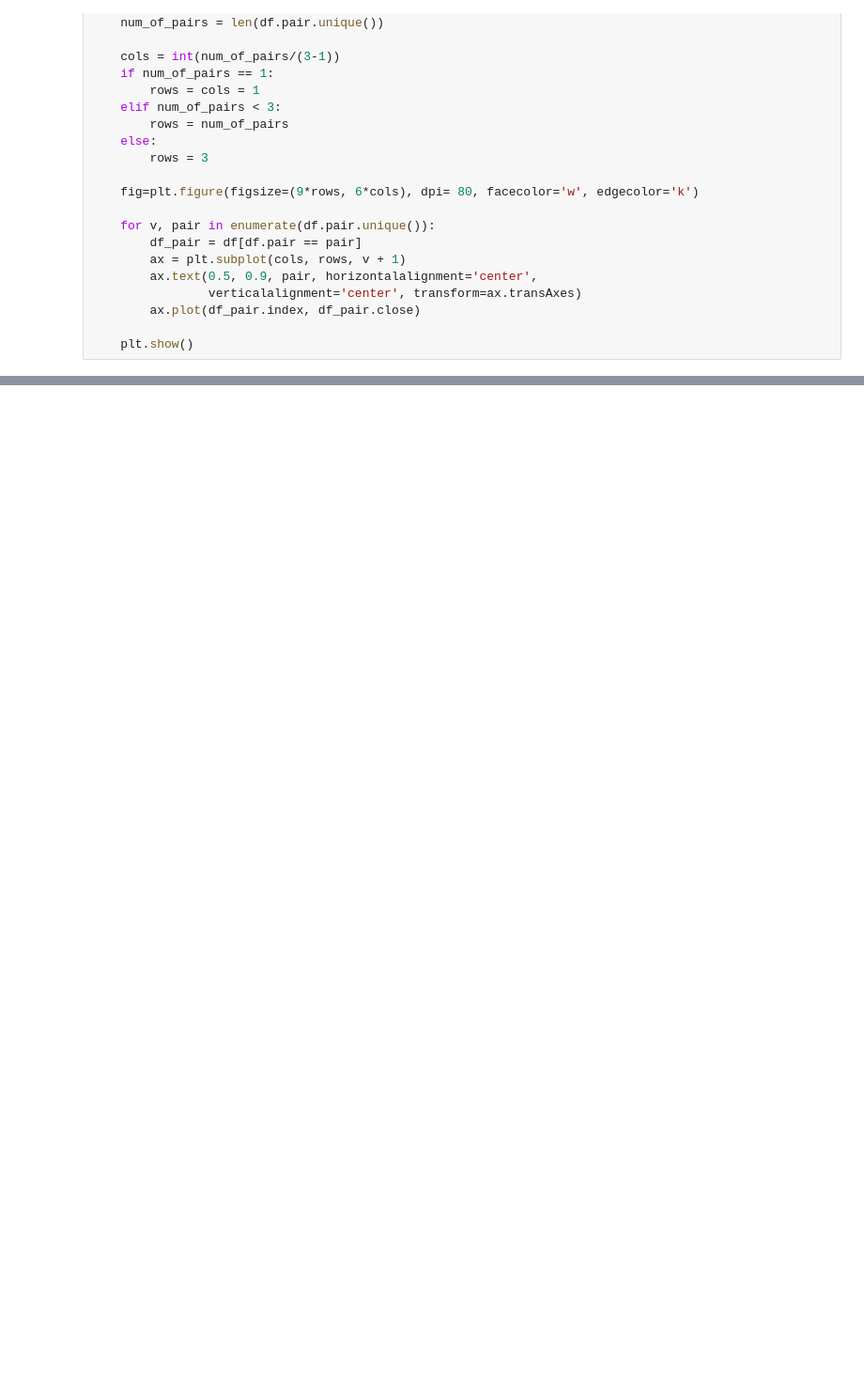
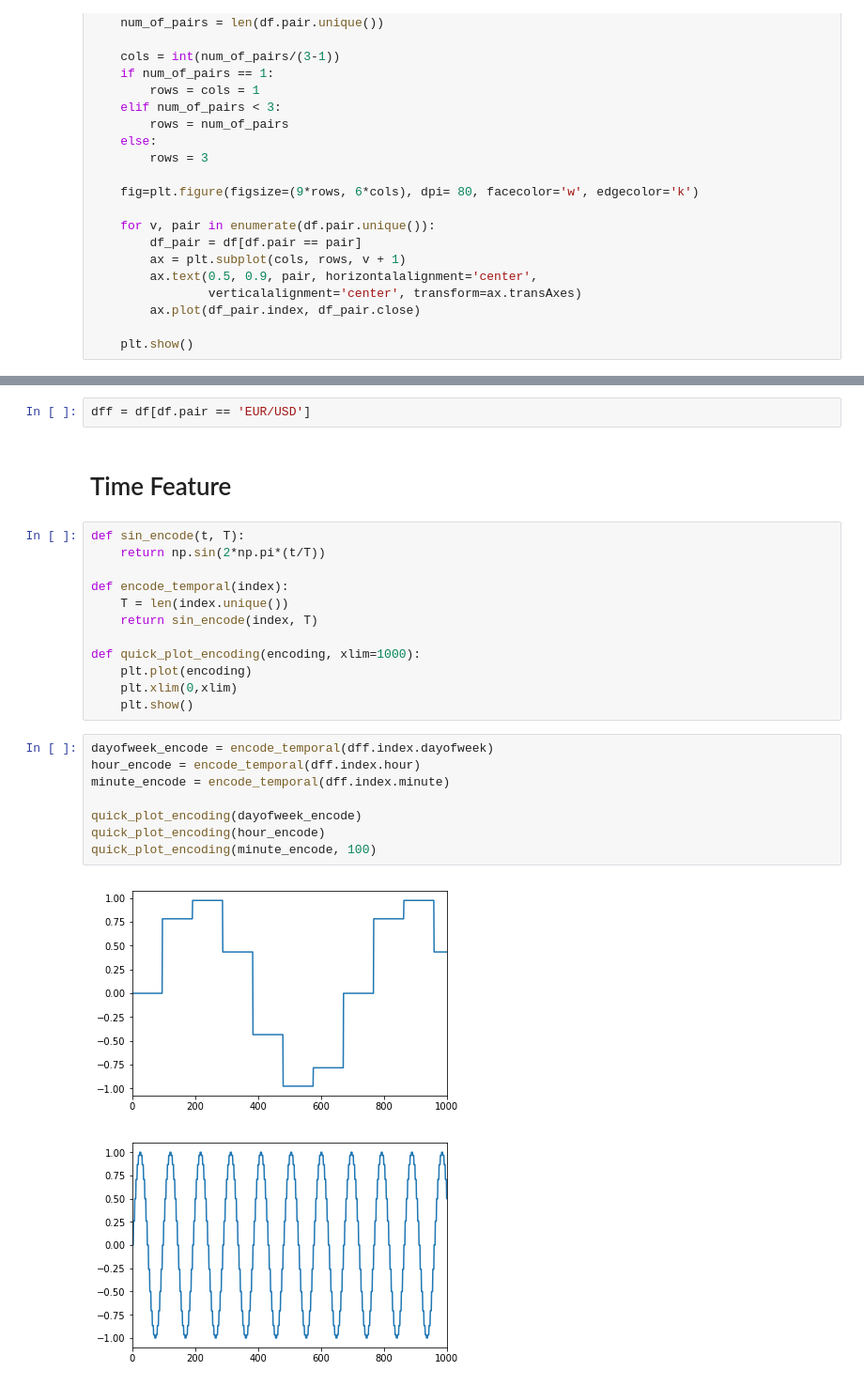
Before and after one commit to nathanmargaglio/forex_ml, a Jupyter notebook: load_data.ipynb, the cells around one changed output, grey strips where cells are left out. Shown at 94% size. Cells and saved outputs as stored; diff of their text form; blank space fills up the shorter version.

```diff
--- a/load_data.ipynb
+++ b/load_data.ipynb
@@ -73,0 +75,27 @@ quick_plot(df)
+# %%
+dff = df[df.pair == 'EUR/USD']
+# %% [markdown]
+# Time Feature
+# %%
+def sin_encode(t, T):
+    return np.sin(2*np.pi*(t/T))
+
+def encode_temporal(index):
+    T = len(index.unique())
+    return sin_encode(index, T)
+
+def quick_plot_encoding(encoding, xlim=1000):
+    plt.plot(encoding)
+    plt.xlim(0,xlim)
+    plt.show()
+# %%
+dayofweek_encode = encode_temporal(dff.index.dayofweek)
+hour_encode = encode_temporal(dff.index.hour)
+minute_encode = encode_temporal(dff.index.minute)
+
+quick_plot_encoding(dayofweek_encode)
+quick_plot_encoding(hour_encode)
+quick_plot_encoding(minute_encode, 100)
+# %% [output]
+[figure, added]
+[figure, added]
```
Also changed, not shown: parts of 13 cells of this notebook.
